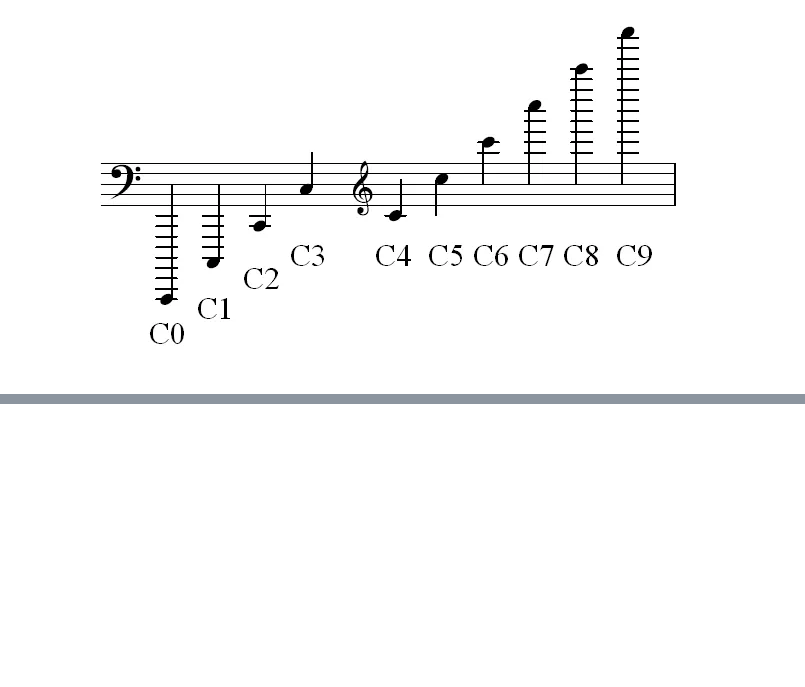
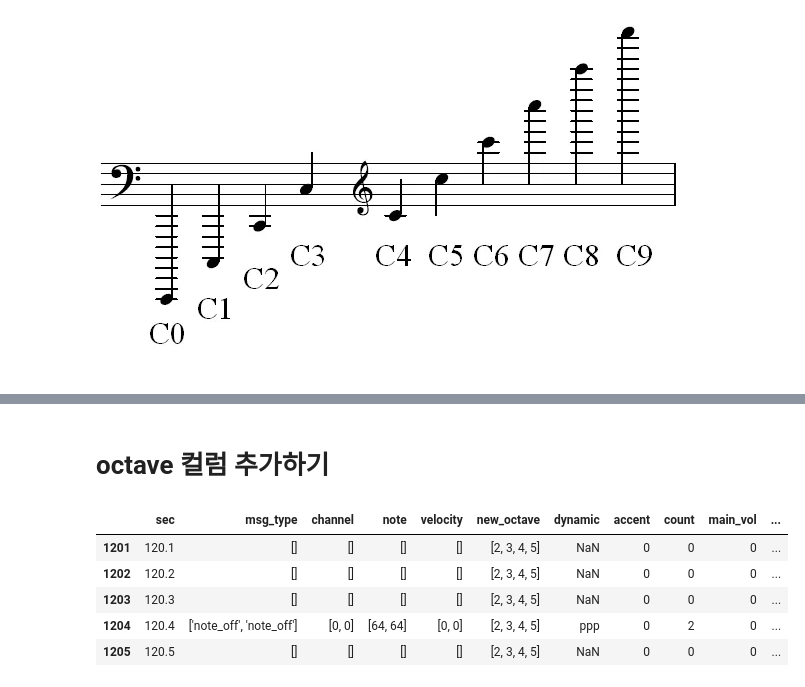
Before and after one commit to dalabdgw/Research_and_Experimental_Results, a Jupyter notebook: Piano Performance Evaluation/MinseoPark/compare_algorithm/Minseo's algorithm(octave).ipynb, the cells around one changed output, grey strips where cells are left out. Drawn from its saved outputs; the diff is of its cells as text; code cells hidden in the pictures; blank space fills up the shorter version.

Commit message:
octave algorithm

```diff
--- a/Piano Performance Evaluation/MinseoPark/compare_algorithm/Minseo's algorithm(octave).ipynb
+++ b/Piano Performance Evaluation/MinseoPark/compare_algorithm/Minseo's algorithm(octave).ipynb
@@ -106,0 +43,2 @@ def calculate_octave_similarity(df_input, df_target):
+# %% [markdown]
+# octave 컬럼 추가하기
@@ -106,0 +144,9 @@ def calculate_octave_similarity(df_input, df_target):
+# %%
+input_file.tail()
+# %% [output]
+|  | sec | msg_type | channel | note | velocity | new_octave | dynamic | accent | count | main_vol | ... |
+| 1201 | 120.1 | [] | [] | [] | [] | [2, 3, 4, 5] | NaN | 0 | 0 | 0 | ... |
+| 1202 | 120.2 | [] | [] | [] | [] | [2, 3, 4, 5] | NaN | 0 | 0 | 0 | ... |
+| 1203 | 120.3 | [] | [] | [] | [] | [2, 3, 4, 5] | NaN | 0 | 0 | 0 | ... |
+| 1204 | 120.4 | ['note_off', 'note_off'] | [0, 0] | [64, 64] | [0, 0] | [2, 3, 4, 5] | ppp | 0 | 2 | 0 | ... |
+| 1205 | 120.5 | [] | [] | [] | [] | [2, 3, 4, 5] | NaN | 0 | 0 | 0 | ... |
```
Also changed, not shown: parts of 24 cells of this notebook, 5 other files.
